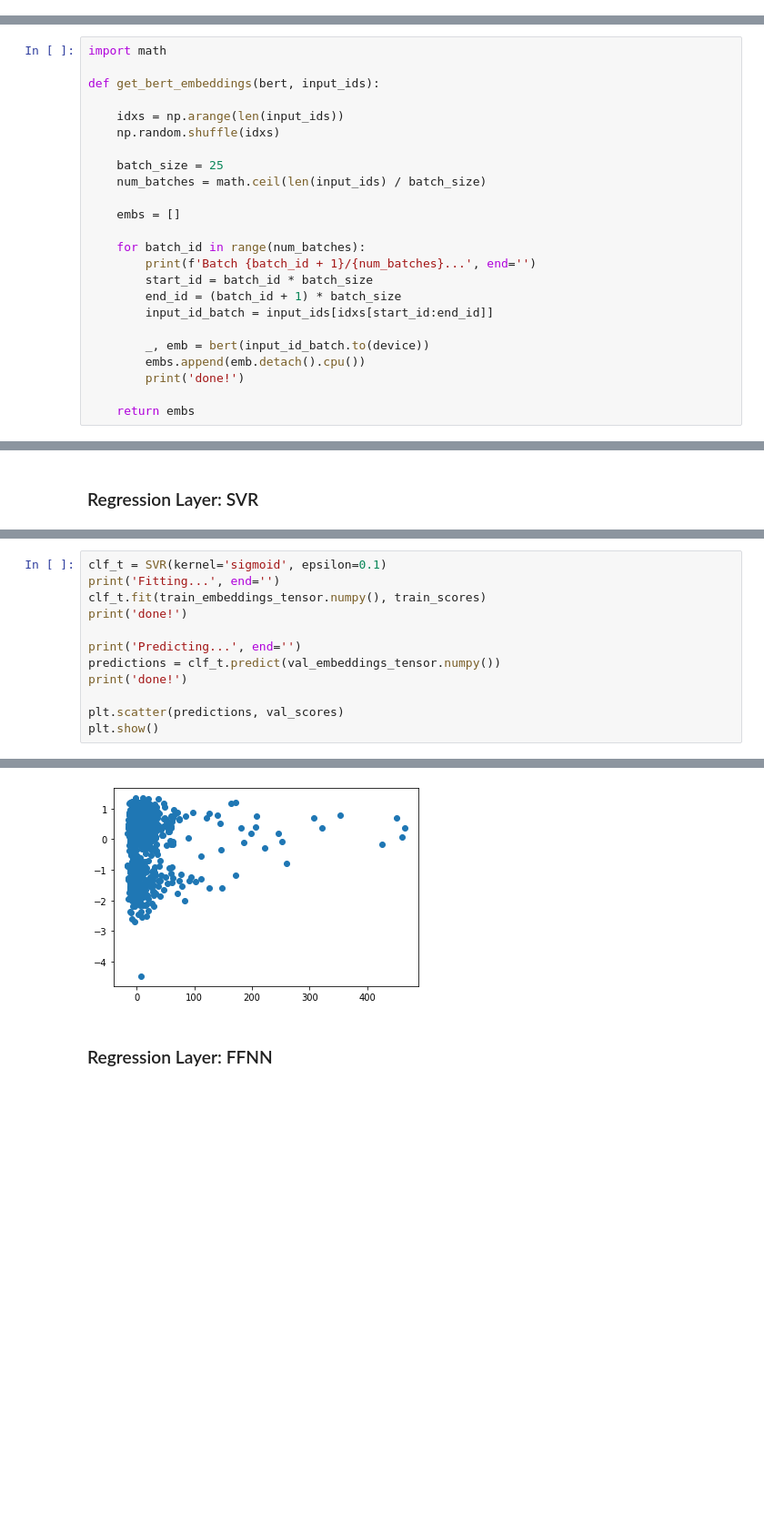
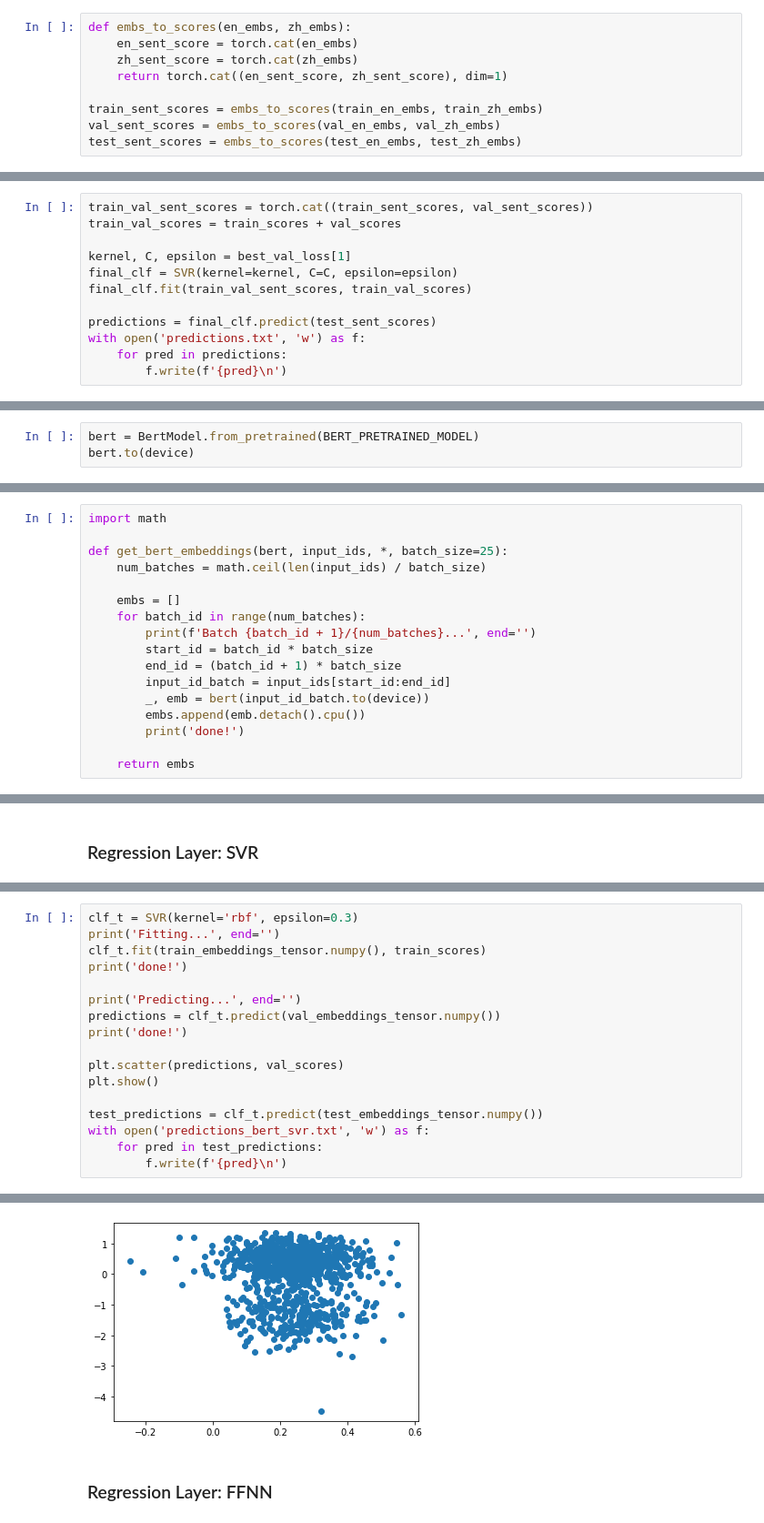
Before and after one commit to ansonmiu0214/C490CW, a Jupyter notebook: BERT.ipynb, the cells around one changed output, grey strips where cells are left out. Shown: that part at 91% size. Saved outputs shown, nothing was run; the diff lists cells and outputs as text; blank space fills up the shorter version.

Commit message:
BERT - progress with HP tuning

```diff
--- a/BERT.ipynb
+++ b/BERT.ipynb
@@ -179,0 +293,9 @@ def sentence_pairs_to_bert_input(tokenizer, *sents, max_seq_length=256):
+# %%
+def embs_to_scores(en_embs, zh_embs):
+    en_sent_score = torch.cat(en_embs)
+    zh_sent_score = torch.cat(zh_embs)
+    return torch.cat((en_sent_score, zh_sent_score), dim=1)
+
+train_sent_scores = embs_to_scores(train_en_embs, train_zh_embs)
+val_sent_scores = embs_to_scores(val_en_embs, val_zh_embs)
+test_sent_scores = embs_to_scores(test_en_embs, test_zh_embs)
@@ -180 +368,13 @@ def sentence_pairs_to_bert_input(tokenizer, *sents, max_seq_length=256):
+# %%
+train_val_sent_scores = torch.cat((train_sent_scores, val_sent_scores))
+train_val_scores = train_scores + val_scores
+
+kernel, C, epsilon = best_val_loss[1]
+final_clf = SVR(kernel=kernel, C=C, epsilon=epsilon)
+final_clf.fit(train_val_sent_scores, train_val_scores)
+
+predictions = final_clf.predict(test_sent_scores)
+with open('predictions.txt', 'w') as f:
+    for pred in predictions:
+        f.write(f'{pred}\n')
 # %% [markdown]
@@ -223,3 +423,6 @@ Chinese
 train_inputs = sentence_pairs_to_bert_input(tokenizer, train_en, train_zh, max_seq_length=132)
 val_inputs = sentence_pairs_to_bert_input(tokenizer, val_en, val_zh, max_seq_length=132)
 test_inputs = sentence_pairs_to_bert_input(tokenizer, test_en, test_zh, max_seq_length=132)
+# %%
+bert = BertModel.from_pretrained(BERT_PRETRAINED_MODEL)
+bert.to(device)
@@ -228,22 +449,15 @@ test_inputs = sentence_pairs_to_bert_input(tokenizer, test_en, test_zh, max_seq_
 # %%
 import math
 
-def get_bert_embeddings(bert, input_ids):
-
-    idxs = np.arange(len(input_ids))
-    np.random.shuffle(idxs)
-
-    batch_size = 25
+def get_bert_embeddings(bert, input_ids, *, batch_size=25):
     num_batches = math.ceil(len(input_ids) / batch_size)
 
     embs = []
-
     for batch_id in range(num_batches):
         print(f'Batch {batch_id + 1}/{num_batches}...', end='')
         start_id = batch_id * batch_size
         end_id = (batch_id + 1) * batch_size
-        input_id_batch = input_ids[idxs[start_id:end_id]]
-
+        input_id_batch = input_ids[start_id:end_id]
         _, emb = bert(input_id_batch.to(device))
         embs.append(emb.detach().cpu())
         print('done!')
@@ -370,19 +567,24 @@ RMSE = 46.79241693262682
 # %%
-clf_t = SVR(kernel='sigmoid', epsilon=0.1)
+clf_t = SVR(kernel='rbf', epsilon=0.3)
 print('Fitting...', end='')
 clf_t.fit(train_embeddings_tensor.numpy(), train_scores)
 print('done!')
 
 print('Predicting...', end='')
 predictions = clf_t.predict(val_embeddings_tensor.numpy())
 print('done!')
 
 plt.scatter(predictions, val_scores)
 plt.show()
+
+test_predictions = clf_t.predict(test_embeddings_tensor.numpy())
+with open('predictions_bert_svr.txt', 'w') as f:
+    for pred in test_predictions:
+        f.write(f'{pred}\n')
 # %% [output]
 Fitting...done!
 Predicting...done!
-[figure, old version]
+[figure, new version]
 # %% [markdown]
 ### Regression Layer: FFNN
 # %%
```
Also changed, not shown: parts of 29 cells of this notebook.
